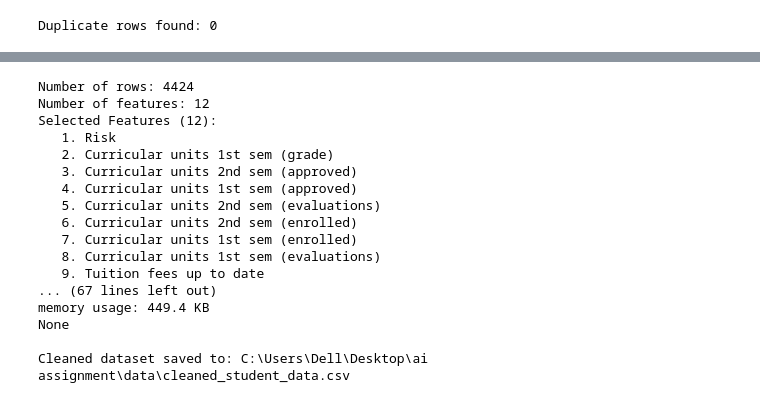
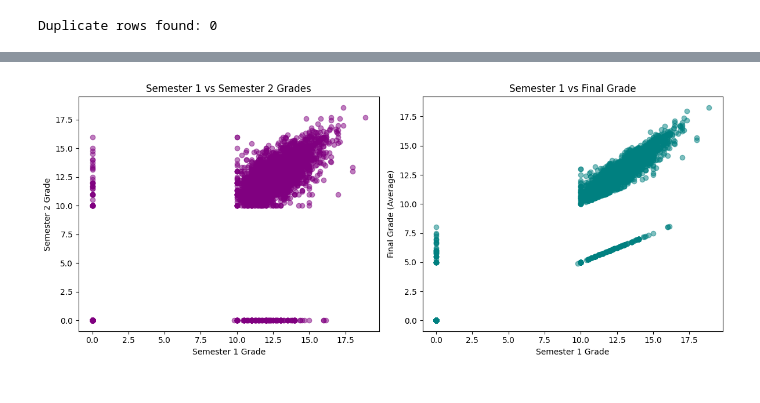
Before and after one commit to AabritiChapagain/StudentDropoutRisk, a Jupyter notebook: system/data_process.ipynb, the cells around one changed output, grey strips where cells are left out. Saved outputs shown, nothing was run; the diff lists cells and outputs as text; code cells hidden in the pictures.

```diff
--- a/system/data_process.ipynb
+++ b/system/data_process.ipynb
@@ -5,4 +5,4 @@ import matplotlib.pyplot as plt
 import seaborn as sns
 # %%
 # Load the dataset
-data = pd.read_csv(r'C:\Users\Dell\Desktop\ai assignment\data\Student_dataset.csv')
+data = pd.read_csv(r'C:\Users\Dell\Desktop\ai assignment\data\dataset.csv')
@@ -250,34 +227,26 @@ Sample of data with Risk label:
-# %%
-print(f"Number of rows: {data_clean.shape[0]}")
-print(f"Number of features: {data_clean.shape[1] - 1}")
-print(f"Selected Features ({len(important_features)}):")
-for i, feat in enumerate(important_features, 1):
-    print(f"  {i:2d}. {feat}")
-print("\nFirst few rows of cleaned dataset:")
-print(data_clean.head())
-
-print("\nDataset info:")
-print(data_clean.info())
-
-# Save the cleaned dataset
-output_path = r'C:\Users\Dell\Desktop\ai assignment\data\cleaned_student_data.csv'
-data_clean.to_csv(output_path, index=False)
-print(f"\nCleaned dataset saved to: {output_path}")
-# %% [output]
-Number of rows: 4424
-Number of features: 12
-Selected Features (12):
-   1. Risk
-   2. Curricular units 1st sem (grade)
-   3. Curricular units 2nd sem (approved)
-   4. Curricular units 1st sem (approved)
-   5. Curricular units 2nd sem (evaluations)
-   6. Curricular units 2nd sem (enrolled)
-   7. Curricular units 1st sem (enrolled)
-   8. Curricular units 1st sem (evaluations)
-   9. Tuition fees up to date
-... (67 lines left out)
-memory usage: 449.4 KB
-None
-
-Cleaned dataset saved to: C:\Users\Dell\Desktop\ai assignment\data\cleaned_student_data.csv
+# %%
+# Scatter plots showing grade progression
+fig, axes = plt.subplots(1, 2, figsize=(12, 5))
+
+# Plot 1: Semester 1 vs Semester 2 grades
+axes[0].scatter(df_cleaned['Curricular units 1st sem (grade)'],
+                df_cleaned['Curricular units 2nd sem (grade)'],
+                alpha=0.5, c='Purple')
+axes[0].set_xlabel('Semester 1 Grade')
+axes[0].set_ylabel('Semester 2 Grade')
+axes[0].set_title('Semester 1 vs Semester 2 Grades')
+
+# Plot 2: Semester 1 vs Final Grade
+df_cleaned['Final_Grade'] = (df_cleaned['Curricular units 1st sem (grade)'] +
+                               df_cleaned['Curricular units 2nd sem (grade)']) / 2
+axes[1].scatter(df_cleaned['Curricular units 1st sem (grade)'],
+                df_cleaned['Final_Grade'],
+                alpha=0.5, c='Teal')
+axes[1].set_xlabel('Semester 1 Grade')
+axes[1].set_ylabel('Final Grade (Average)')
+axes[1].set_title('Semester 1 vs Final Grade')
+
+plt.tight_layout()
+plt.show()
+# %% [output]
+[figure, added]
```
Also changed, not shown: parts of 26 cells of this notebook, 9 other files.
